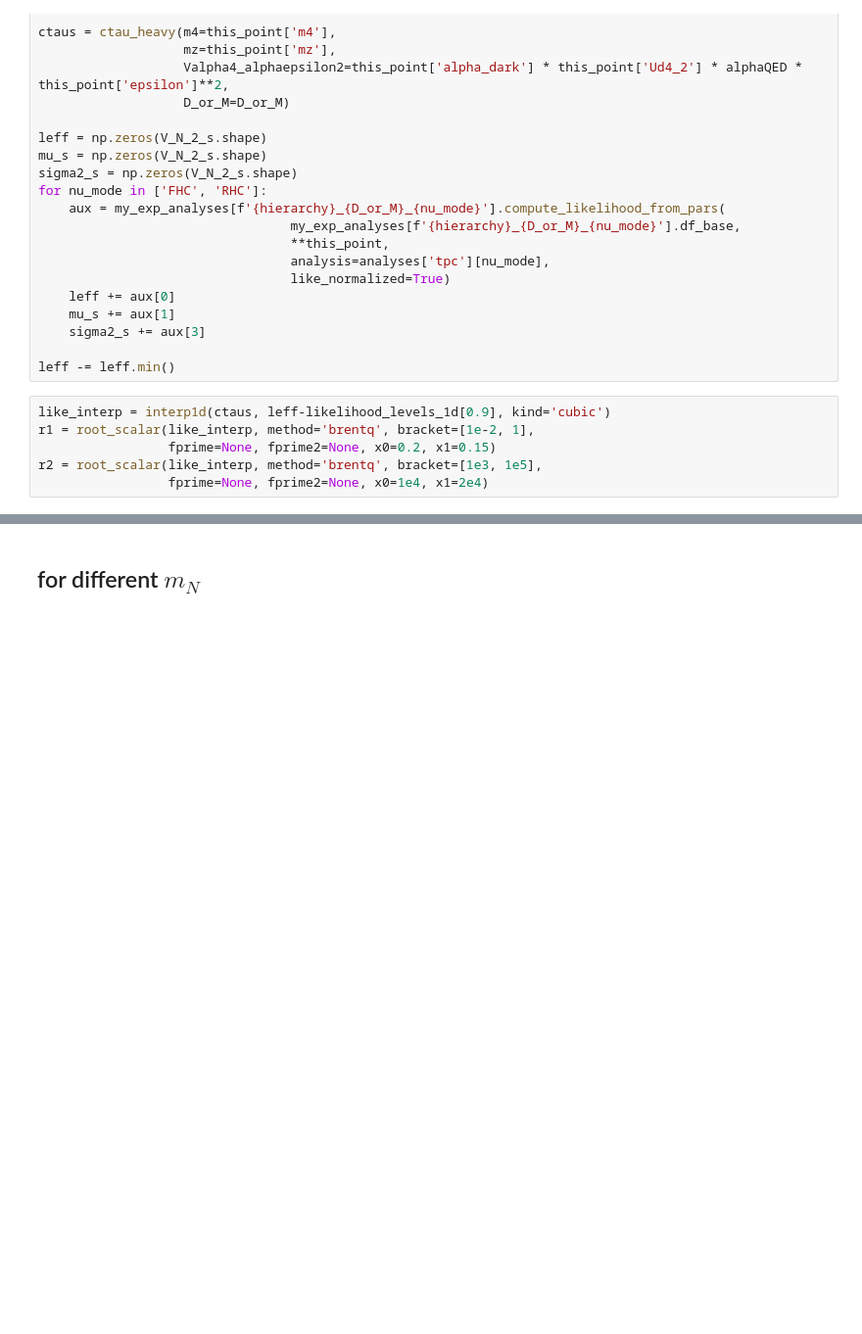
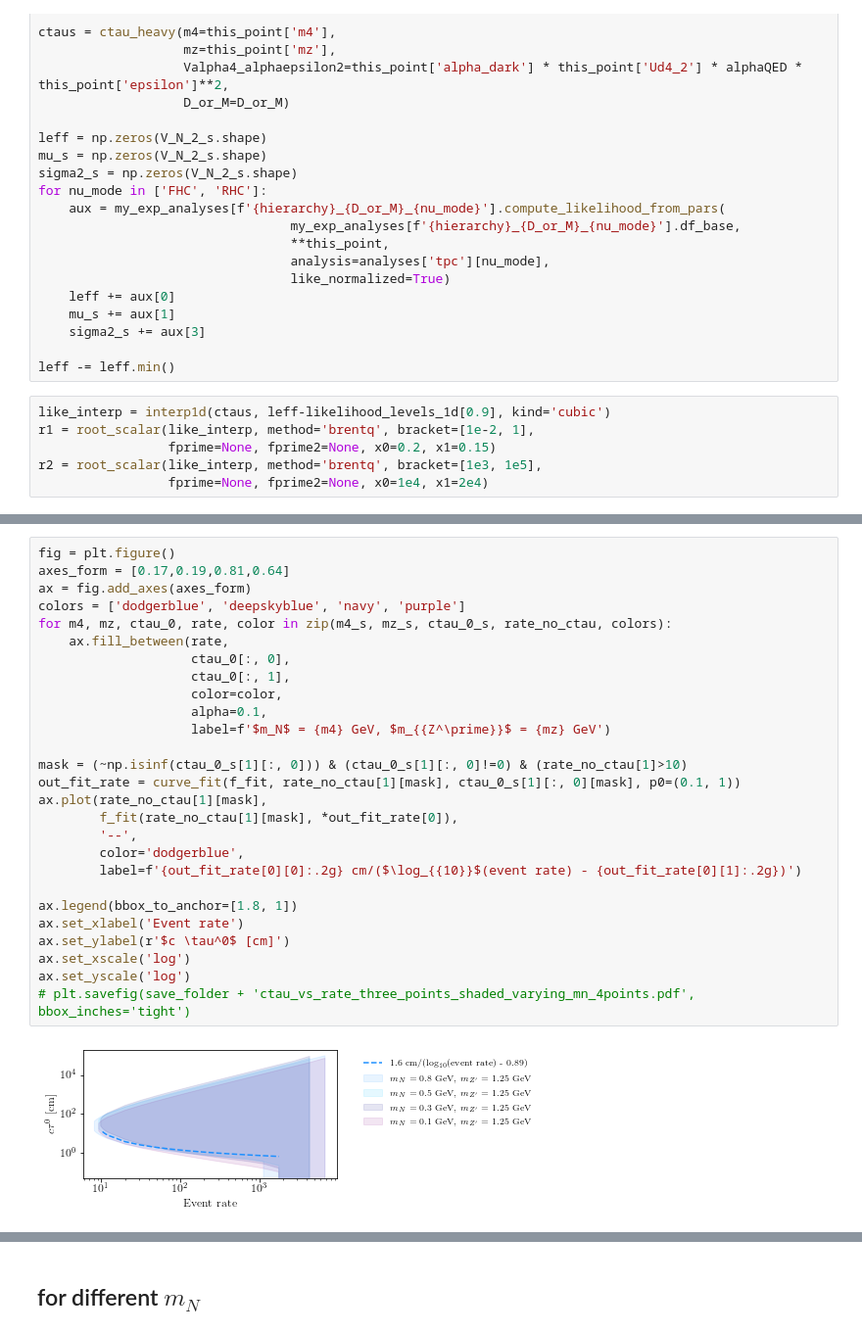
Before and after one commit to mhostert/dark-neutrinos-at-T2K, a Jupyter notebook: exp_analysis/4_lifetime.ipynb, the cells around one changed output, grey strips where cells are left out. Shown at 98% size. Saved outputs shown, nothing was run; the diff lists cells and outputs as text; blank space fills up the shorter version.

```diff
--- a/exp_analysis/4_lifetime.ipynb
+++ b/exp_analysis/4_lifetime.ipynb
@@ -236,0 +405,29 @@ plt.savefig(save_folder+'n_events_vs_ctau_vs_V_ND.png', bbox_inches='tight', tra
+# %%
+fig = plt.figure()
+axes_form = [0.17,0.19,0.81,0.64]
+ax = fig.add_axes(axes_form)
+colors = ['dodgerblue', 'deepskyblue', 'navy', 'purple']
+for m4, mz, ctau_0, rate, color in zip(m4_s, mz_s, ctau_0_s, rate_no_ctau, colors):
+    ax.fill_between(rate,
+                    ctau_0[:, 0],
+                    ctau_0[:, 1],
+                    color=color,
+                    alpha=0.1,
+                    label=f'$m_N$ = {m4} GeV, $m_{{Z^\prime}}$ = {mz} GeV')
+
+mask = (~np.isinf(ctau_0_s[1][:, 0])) & (ctau_0_s[1][:, 0]!=0) & (rate_no_ctau[1]>10)
+out_fit_rate = curve_fit(f_fit, rate_no_ctau[1][mask], ctau_0_s[1][:, 0][mask], p0=(0.1, 1))
+ax.plot(rate_no_ctau[1][mask],
+        f_fit(rate_no_ctau[1][mask], *out_fit_rate[0]),
+        '--',
+        color='dodgerblue',
+        label=f'{out_fit_rate[0][0]:.2g} cm/($\log_{{10}}$(event rate) - {out_fit_rate[0][1]:.2g})')
+
+ax.legend(bbox_to_anchor=[1.8, 1])
+ax.set_xlabel('Event rate')
+ax.set_ylabel(r'$c \tau^0$ [cm]')
+ax.set_xscale('log')
+ax.set_yscale('log')
+# plt.savefig(save_folder + 'ctau_vs_rate_three_points_shaded_varying_mn_4points.pdf', bbox_inches='tight')
+# %% [output]
+[figure, added]
```
Also changed, not shown: parts of 69 cells of this notebook, 13 other files.
